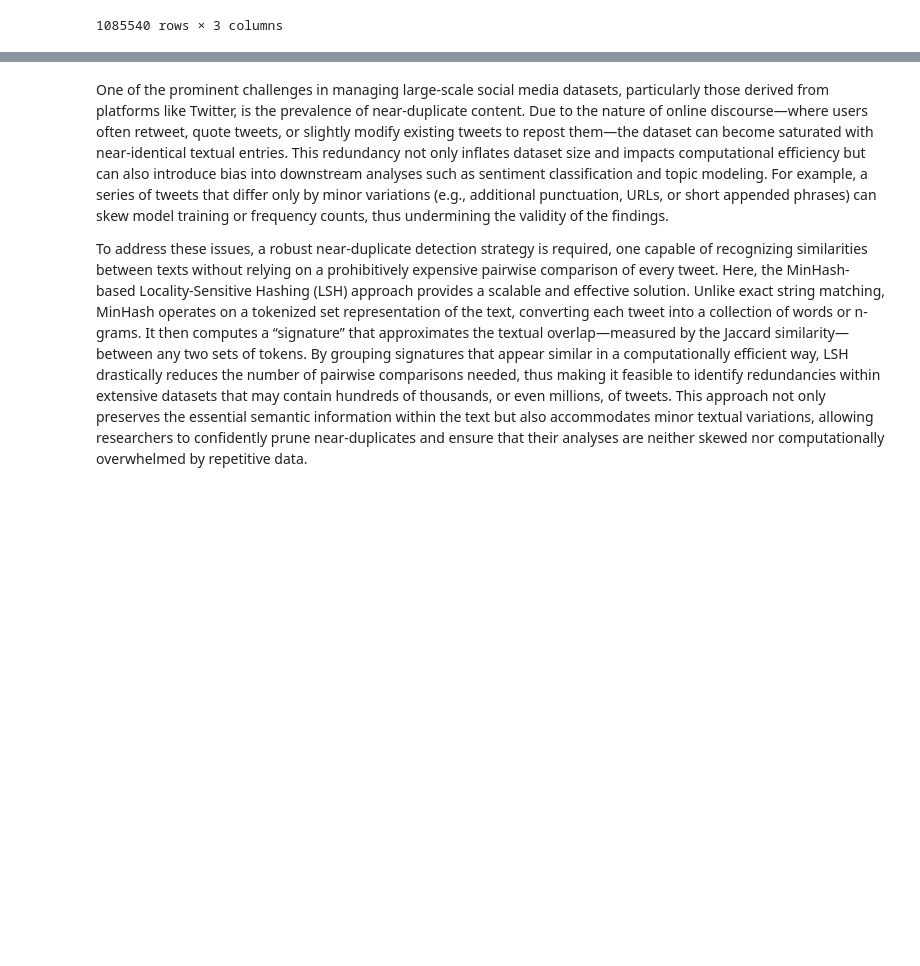
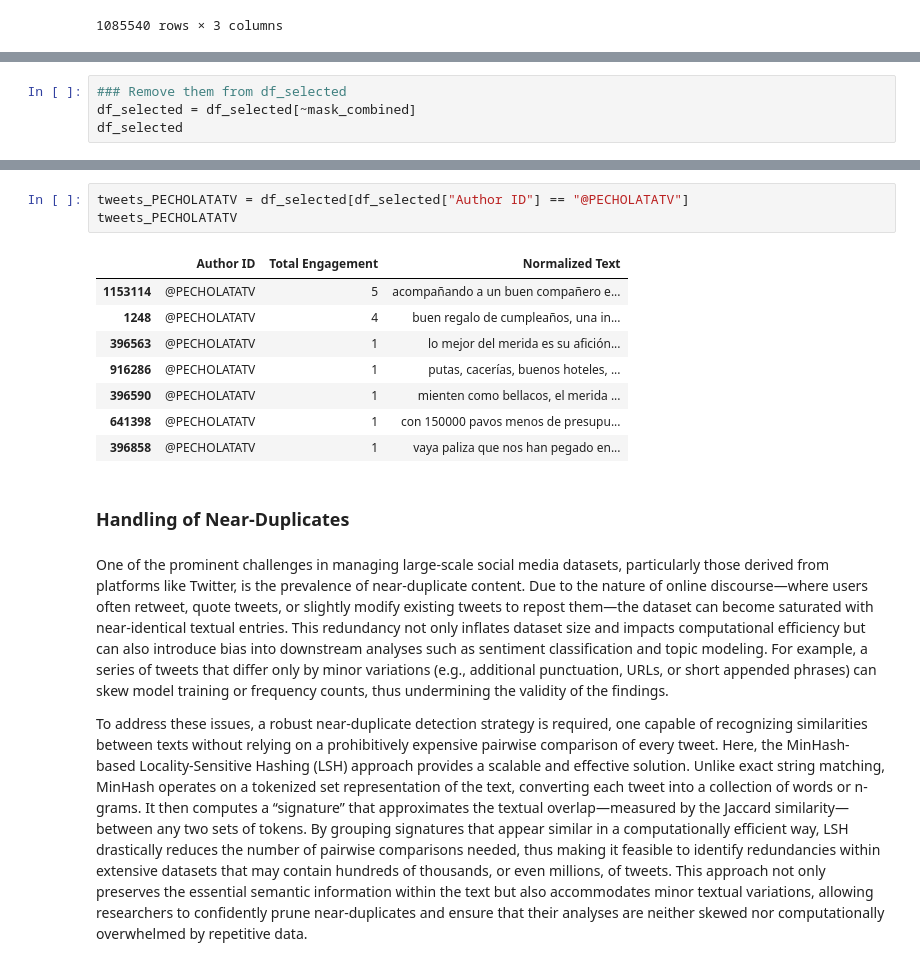
Before and after one commit to engnr-a/am_trend_analysis_data_cleaning_and_analysis, a Jupyter notebook: am_sma_data_cleaning/raw_data_cleaning.ipynb, the cells around one changed output, grey strips where cells are left out. Saved outputs shown, nothing was run; the diff lists cells and outputs as text; blank space fills up the shorter version.

Commit message:
implementation of deduplication of near duplicates

```diff
--- a/am_sma_data_cleaning/raw_data_cleaning.ipynb
+++ b/am_sma_data_cleaning/raw_data_cleaning.ipynb
@@ -396,0 +524,4 @@ df_selected
+# %%
+### Remove them from df_selected
+df_selected = df_selected[~mask_combined]
+df_selected
@@ -397,3 +542,17 @@ df_selected
+# %%
+tweets_PECHOLATATV = df_selected[df_selected["Author ID"] == "@PECHOLATATV"]
+tweets_PECHOLATATV
+# %% [output]
+|  | Author ID | Total Engagement | Normalized Text |
+| 1153114 | @PECHOLATATV | 5 | acompañando a un buen compañero e... |
+| 1248 | @PECHOLATATV | 4 | buen regalo de cumpleaños, una in... |
+| 396563 | @PECHOLATATV | 1 | lo mejor del merida es su afición... |
+| 916286 | @PECHOLATATV | 1 | putas, cacerías, buenos hoteles, ... |
+| 396590 | @PECHOLATATV | 1 | mienten como bellacos, el merida ... |
+| 641398 | @PECHOLATATV | 1 | con 150000 pavos menos de presupu... |
+| 396858 | @PECHOLATATV | 1 | vaya paliza que nos han pegado en... |
+# %% [markdown]
+### Handling of Near-Duplicates
 # %% [markdown]
 One of the prominent challenges in managing large-scale social media datasets, particularly those derived from platforms like Twitter, is the prevalence of near-duplicate content. Due to the nature of online discourse—where users often retweet, quote tweets, or slightly modify existing tweets to repost them—the dataset can become saturated with near-identical textual entries. This redundancy not only inflates dataset size and impacts computational efficiency but can also introduce bias into downstream analyses such as sentiment classification and topic modeling. For example, a series of tweets that differ only by minor variations (e.g., additional punctuation, URLs, or short appended phrases) can skew model training or frequency counts, thus undermining the validity of the findings.
 
```
Also changed, not shown: parts of 25 cells of this notebook, 7 other files.
